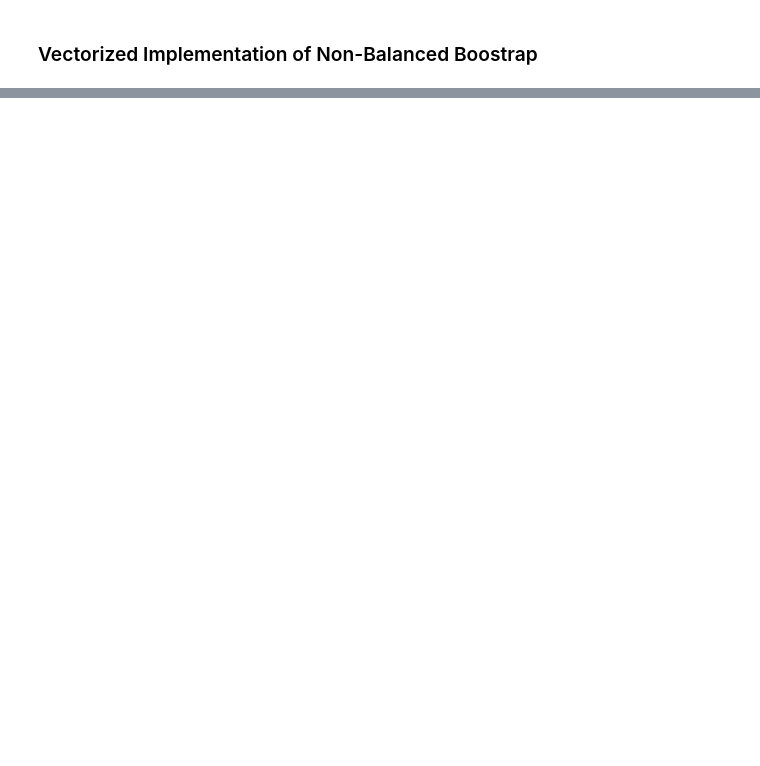
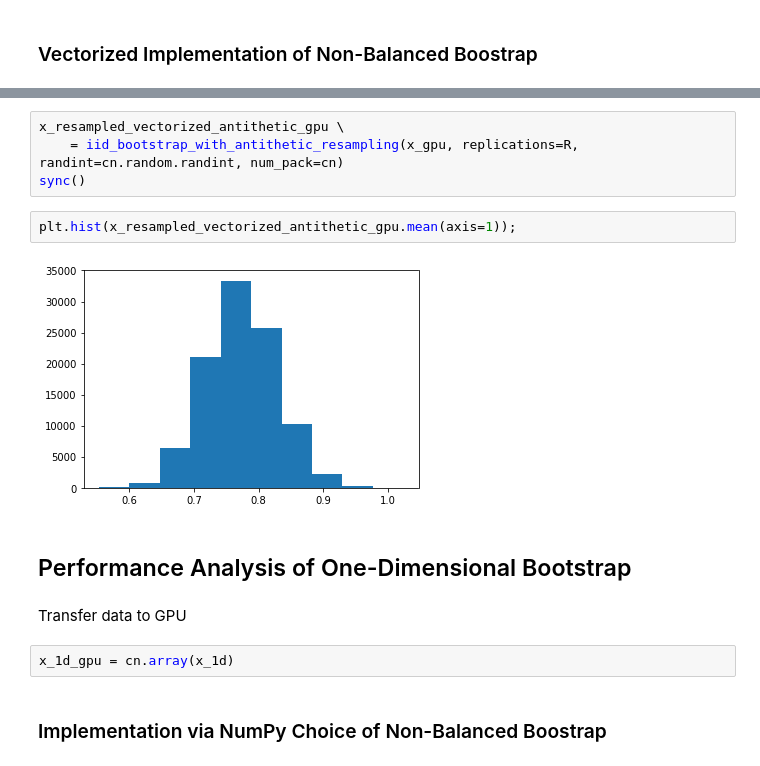
Before and after one commit to InvestmentSystems/recombinator, a Jupyter notebook: notebooks/IID Bootstrap.ipynb, the cells around one changed output, grey strips where cells are left out. Drawn from its saved outputs; the diff is of its cells as text; blank space fills up the shorter version.

```diff
--- a/notebooks/IID Bootstrap.ipynb
+++ b/notebooks/IID Bootstrap.ipynb
@@ -387,0 +413,16 @@ x_star = iid_bootstrap_via_loop(x, replications=replications)
+# %%
+x_resampled_vectorized_antithetic_gpu \
+    = iid_bootstrap_with_antithetic_resampling(x_gpu, replications=R, randint=cn.random.randint, num_pack=cn)
+sync()
+# %%
+plt.hist(x_resampled_vectorized_antithetic_gpu.mean(axis=1));
+# %% [output]
+[figure, added]
+# %% [markdown]
+## Performance Analysis of One-Dimensional Bootstrap
+# %% [markdown]
+Transfer data to GPU
+# %%
+x_1d_gpu = cn.array(x_1d)
+# %% [markdown]
+### Implementation via NumPy Choice of Non-Balanced Boostrap
```
Also changed, not shown: parts of 45 cells of this notebook, 3 other files.
